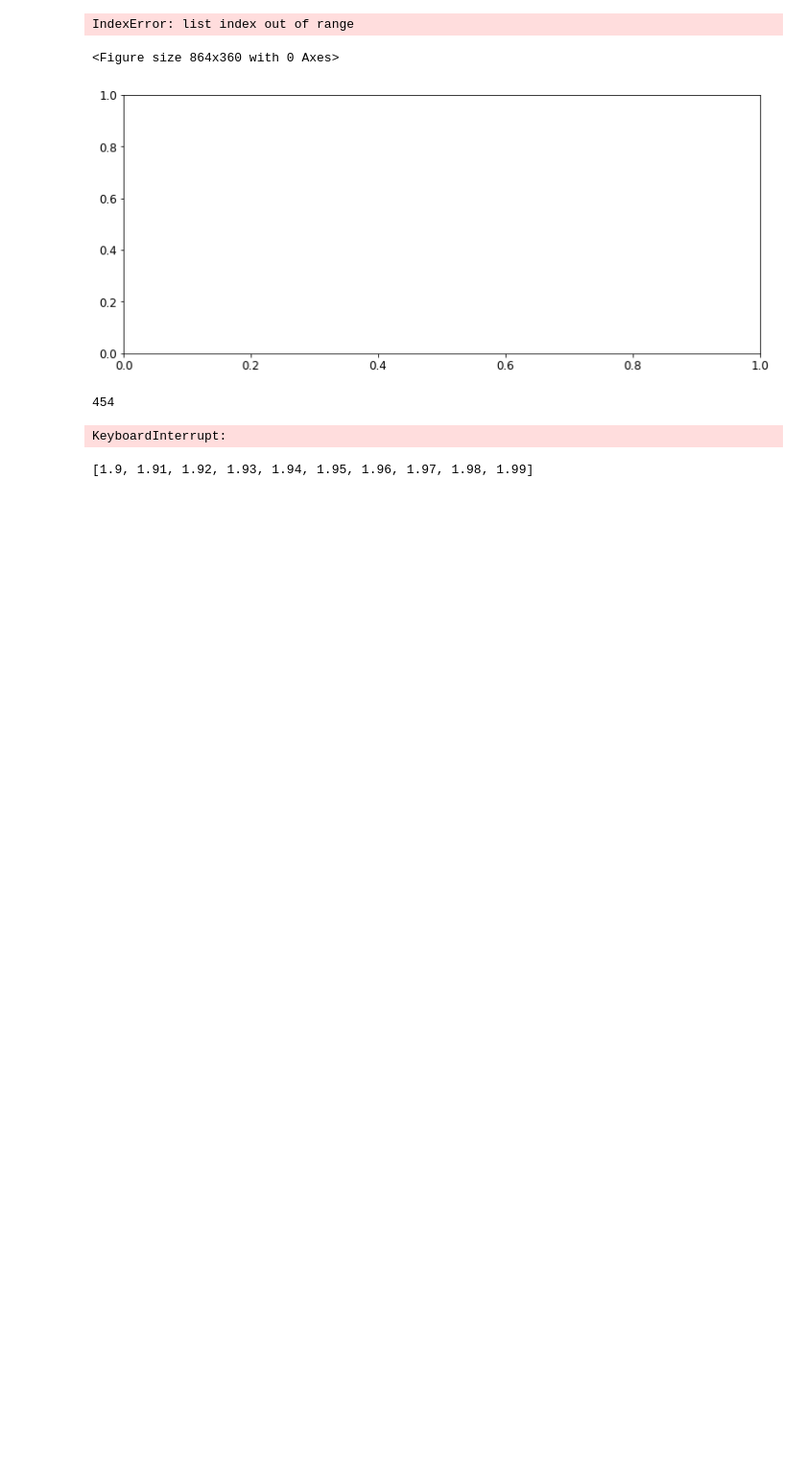
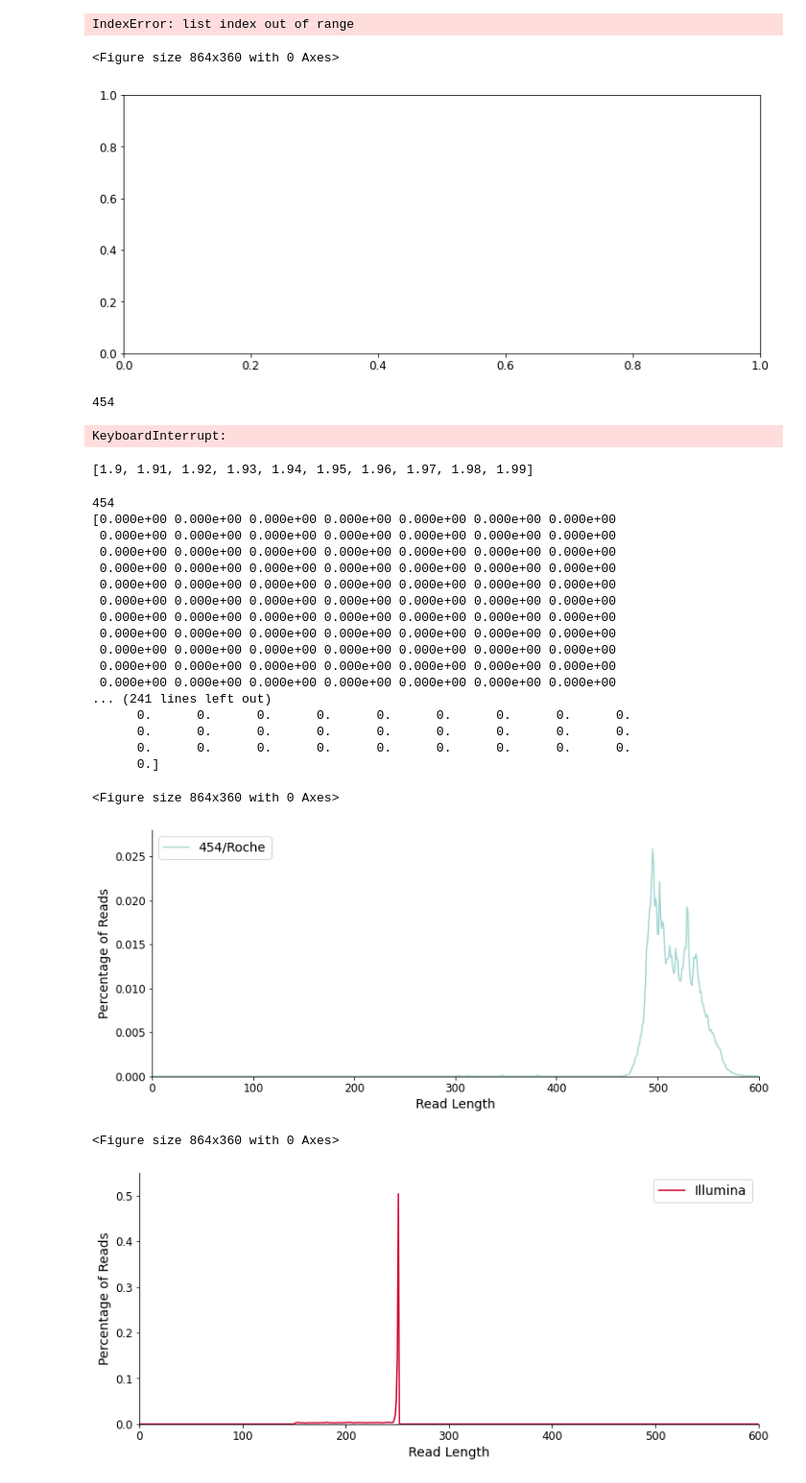
Before and after one commit to jonas-rudin/HIV-CAD, a Jupyter notebook: notebooks/data_analysis.ipynb, the cells around one changed output. Shown: that part at 96% size. Cells and saved outputs as stored; diff of their text form; code cells hidden in the pictures; blank space fills up the shorter version.

```diff
--- a/notebooks/data_analysis.ipynb
+++ b/notebooks/data_analysis.ipynb
@@ -427,3 +427,76 @@ thresholds = [x/100 for x in range(190,200)]
 print(thresholds)
 # %% [output]
 [1.9, 1.91, 1.92, 1.93, 1.94, 1.95, 1.96, 1.97, 1.98, 1.99]
+# %%
+# read length of illumina and 454 mapped
+final = []
+for data_name in ['454', 'Illumina']:
+    print(data_name)
+    sam_file = open('../data/'+ data_name + '_mapped.sam', 'r')
+    number_of_reads = len(sam_file.readlines())
+    sam_file = open('../data/'+ data_name + '_mapped.sam', 'r')
+    line = sam_file.readline()
+    counter = np.zeros(1000)
+    while line:
+        length = len(line.split('\t')[9])
+        counter[length] += 1
+        line = sam_file.readline()
+    print(counter)
+    final.append(counter/number_of_reads)
+
+plt.figure(figsize=(12,5))
+
+fig, ax = plt.subplots(figsize=(12,5))
+read_length_454 = final[0]
+
+ax.plot(range(1000),read_length_454, '-', color="#A5D7D2", label ='454/Roche')
+
+ax.spines["top"].set_visible(False)
+ax.spines["right"].set_visible(False)
+ax.legend(fontsize=14)
+#
+plt.xlim([0,600])
+plt.ylim([0,0.028])
+plt.rcParams.update({'font.size': 12})
+plt.ylabel('Percentage of Reads',fontsize=14)
+plt.xlabel('Read Length',fontsize=14)
+plt.show()
+plt.figure(figsize=(12,5))
+
+fig, ax = plt.subplots(figsize=(12,5))
+read_length_illumina = final[1]
+
+ax.plot(range(1000),read_length_illumina, '-', color="#D20537", label ='Illumina')
+
+ax.spines["top"].set_visible(False)
+ax.spines["right"].set_visible(False)
+ax.legend(fontsize=14)
+#
+plt.xlim([0,600])
+plt.ylim([0,0.55])
+plt.rcParams.update({'font.size': 12})
+plt.ylabel('Percentage of Reads',fontsize=14)
+plt.xlabel('Read Length',fontsize=14)
+plt.show()
+# %% [output]
+454
+[0.000e+00 0.000e+00 0.000e+00 0.000e+00 0.000e+00 0.000e+00 0.000e+00
+ 0.000e+00 0.000e+00 0.000e+00 0.000e+00 0.000e+00 0.000e+00 0.000e+00
+ 0.000e+00 0.000e+00 0.000e+00 0.000e+00 0.000e+00 0.000e+00 0.000e+00
+ 0.000e+00 0.000e+00 0.000e+00 0.000e+00 0.000e+00 0.000e+00 0.000e+00
+ 0.000e+00 0.000e+00 0.000e+00 0.000e+00 0.000e+00 0.000e+00 0.000e+00
+ 0.000e+00 0.000e+00 0.000e+00 0.000e+00 0.000e+00 0.000e+00 0.000e+00
+ 0.000e+00 0.000e+00 0.000e+00 0.000e+00 0.000e+00 0.000e+00 0.000e+00
+ 0.000e+00 0.000e+00 0.000e+00 0.000e+00 0.000e+00 0.000e+00 0.000e+00
+ 0.000e+00 0.000e+00 0.000e+00 0.000e+00 0.000e+00 0.000e+00 0.000e+00
+ 0.000e+00 0.000e+00 0.000e+00 0.000e+00 0.000e+00 0.000e+00 0.000e+00
+ 0.000e+00 0.000e+00 0.000e+00 0.000e+00 0.000e+00 0.000e+00 0.000e+00
+... (241 lines left out)
+      0.      0.      0.      0.      0.      0.      0.      0.      0.
+      0.      0.      0.      0.      0.      0.      0.      0.      0.
+      0.      0.      0.      0.      0.      0.      0.      0.      0.
+      0.]
+<Figure size 864x360 with 0 Axes>
+[figure, added]
+<Figure size 864x360 with 0 Axes>
+[figure, added]
```
Also changed, not shown: parts of 1 cell of this notebook, 7 other files.
